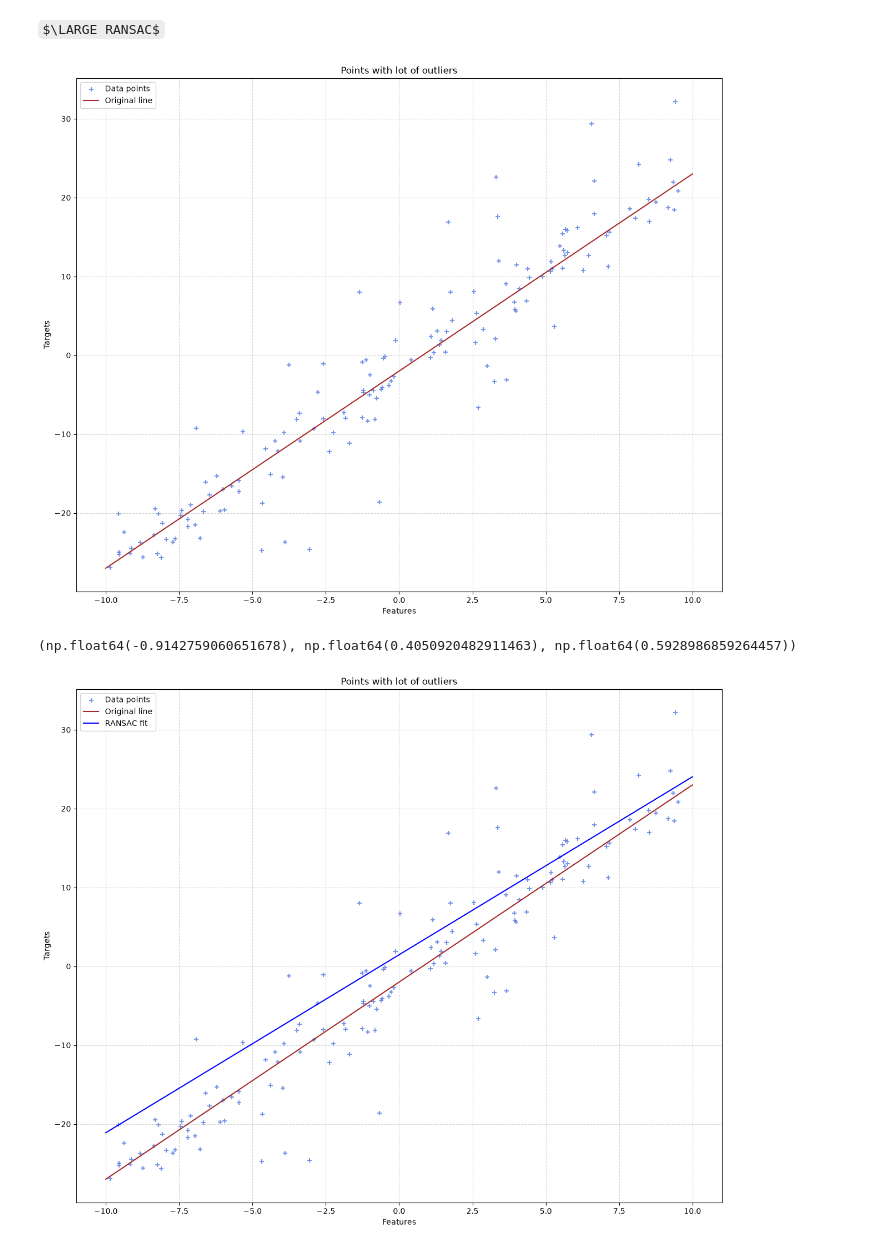
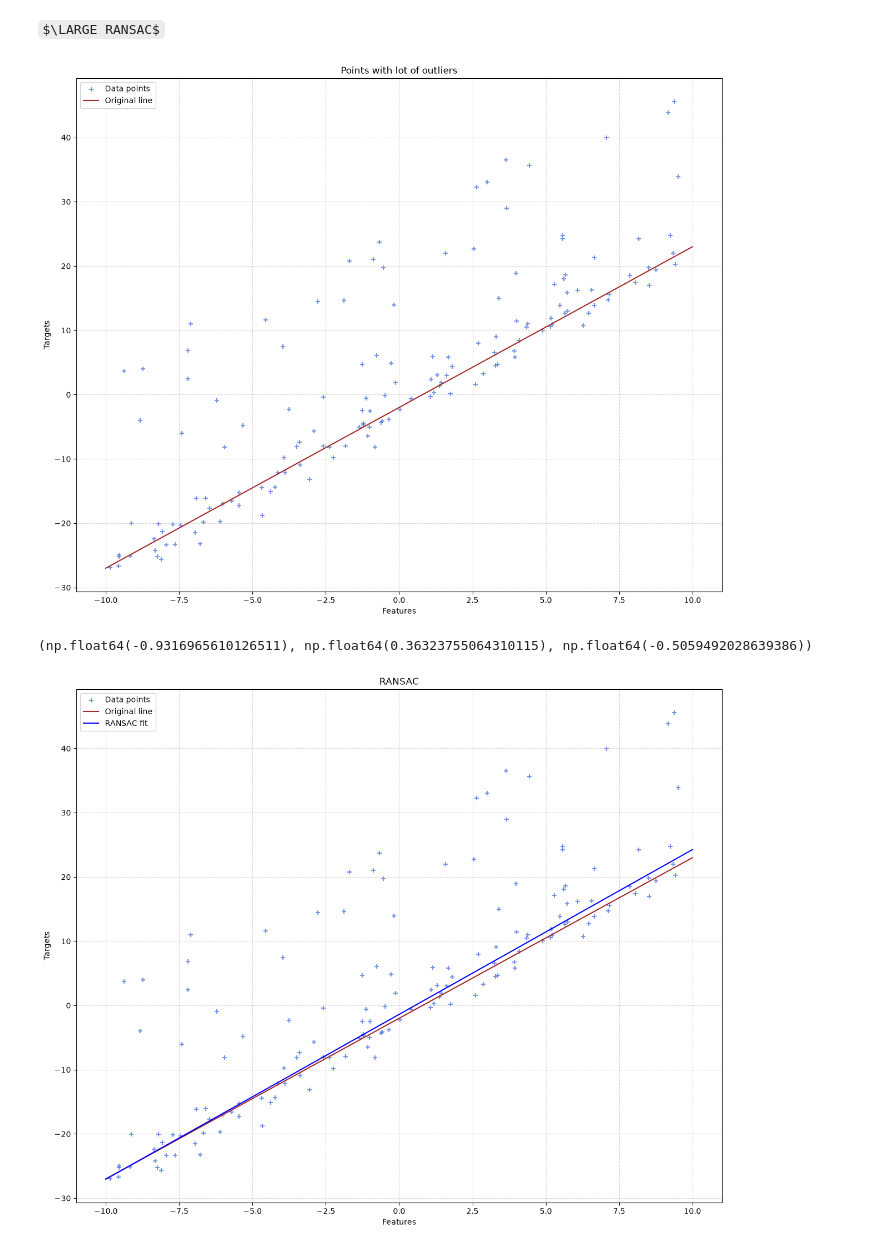
Before and after one commit to codingNR29/Image-processing, a Jupyter notebook: 05 Fitting.ipynb, the cells around one changed output. Cells and saved outputs as stored; diff of their text form; code cells hidden in the pictures; some formulas as TeX source.

```diff
--- a/05 Fitting.ipynb
+++ b/05 Fitting.ipynb
@@ -291,8 +291,8 @@ rng = np.random.default_rng(42)
 X = rng.uniform(-10, 10, size=(150, 1))
 y = -2 + 2.5 * X[:, 0] + rng.normal(0, 2, size=150)
 #Adding outliers
-outlier_idx = rng.choice(len(y), size=40, replace=False)
-y[outlier_idx] += rng.uniform(-15, 15, size=40)
+outlier_idx = rng.choice(len(y), size=50, replace=False)
+y[outlier_idx] += rng.uniform(0, 30, size=50)
 
 X_plot = np.linspace(-10, 10, 100)
 
@@ -306,7 +306,7 @@ plt.ylabel('Targets')
 plt.title('Points with lot of outliers')
 plt.show()
 # %% [output]
-[figure, old version]
+[figure, new version]
 # %%
 #RANSAC function
 def RANSAC_fitting(X, y):
@@ -322,7 +322,11 @@ def RANSAC_fitting(X, y):
     #Centroid vector
     centroid = np.array([X_bar, y_bar])
 
+    if X.ndim > 1:
+        X = X.flatten()
+
     def line(p1, p2):
+
         #To prevent zerodivisionerror
         if p1[0] == p2[0]:
             p2 = (p2[0] + 1e-5, p2[1])
@@ -351,11 +355,12 @@ def RANSAC_fitting(X, y):
     for i in range(N):
 
         #Selecting the points randomly
-        p1 = (X[i, 0], y[i])
-        p2 = (X[len(y) - i - 1, 0], y[len(y) - i - 1])
-        '''idx1, idx2 = np.random.choice(len(X), 2, replace=False)
-        p1 = (X[idx1], y[idx1])
-        p2 = (X[idx2], y[idx2])'''
+        p1 = (X[i], y[i])
+        p2 = (X[len(y) - i - 1], y[len(y) - i - 1])
+
+        #idx1, idx2 = np.random.choice(len(X), 2, replace=False)
+        #p1 = (X[idx1], y[idx1])
+        #p2 = (X[idx2], y[idx2])
 
         #Calling the function and getting the paramers
         parameters = line(p1, p2)
@@ -363,35 +368,34 @@ def RANSAC_fitting(X, y):
         #Getting the residual vector
         residuals = (parameters[0] * X) + (parameters[1] * y) - parameters[2]
 
         #Setting the threshold
-        threshold = ((X_sigma**2 + y_sigma**2)**0.5)*2
-
+        threshold = 1
         #Counting the outliers
         neglicting_res_idx = np.abs(residuals) < threshold
 
         #Number of inliers
         number_of_inliers = np.sum(neglicting_res_idx)
 
         #Choosing the max
         if number_of_inliers > max_number_of_inliers:
             max_number_of_inliers = number_of_inliers
             parameters_set = parameters
 
 
     return parameters_set
 
 parameters = RANSAC_fitting(X, y)
 print(parameters)
 plt.figure(figsize=(15, 12))
 plt.scatter(X, y, color='royalblue', marker='+', label = 'Data points', alpha = 0.7, s = 40)
 plt.plot(X_plot, -2 + 2.5*X_plot, color = 'brown', label='Original line')
 plt.plot(X_plot, (- X_plot*parameters[0] + parameters[2])/(parameters[1]), color='blue', label='RANSAC fit')
 plt.grid(True, linestyle='--', alpha=0.5)
 plt.legend()
 plt.xlabel('Features')
 plt.ylabel('Targets')
-plt.title('Points with lot of outliers')
+plt.title('RANSAC')
 plt.show()
 # %% [output]
-(np.float64(-0.9142759060651678), np.float64(0.4050920482911463), np.float64(0.5928986859264457))
+(np.float64(-0.9316965610126511), np.float64(0.36323755064310115), np.float64(-0.5059492028639386))
-[figure, old version]
+[figure, new version]
```
Also changed, not shown: parts of 1 cell of this notebook.
